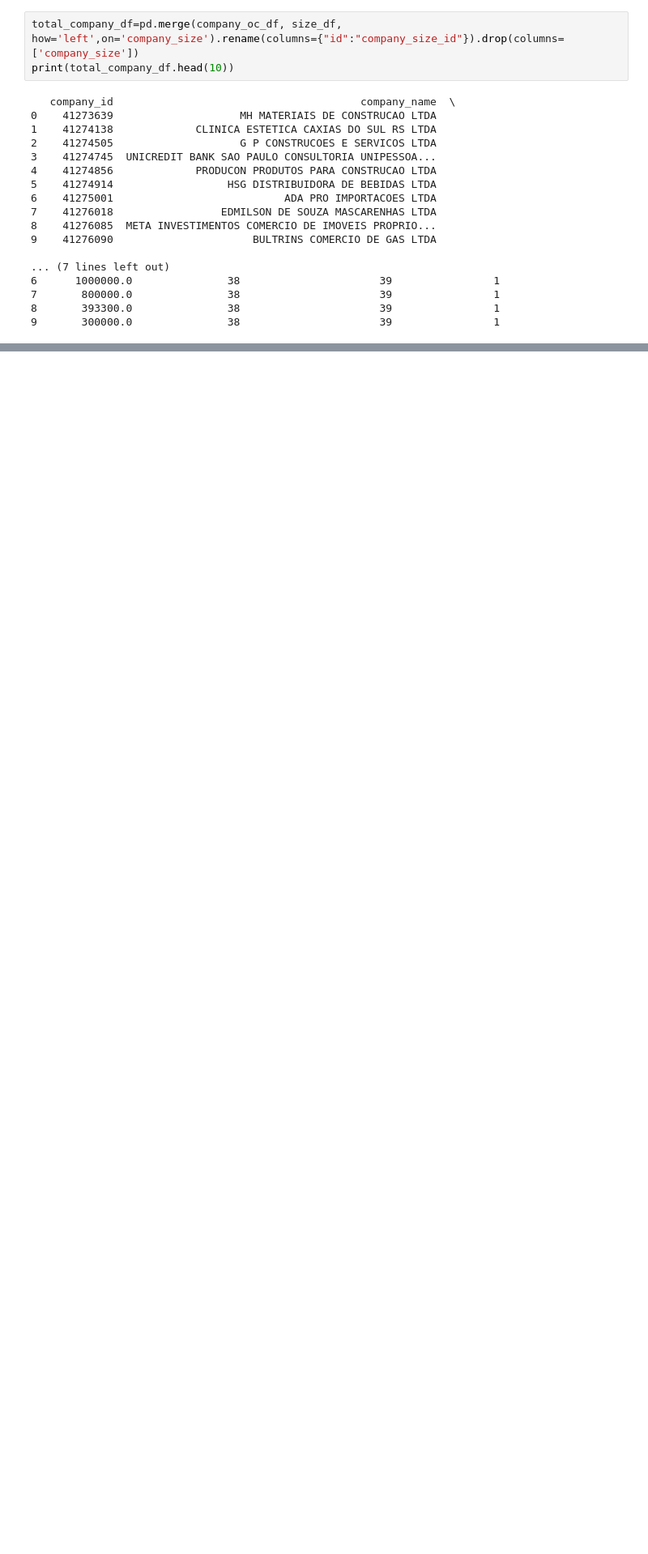
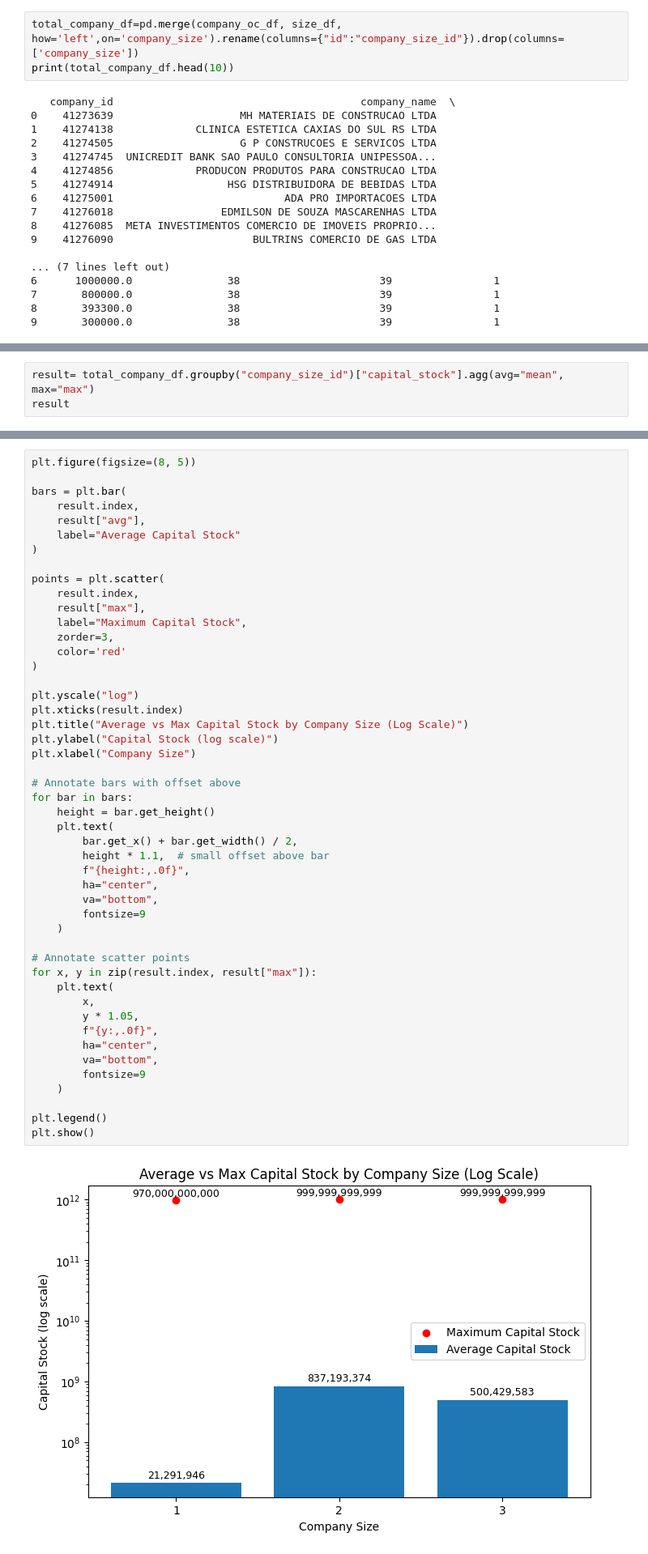
Before and after one commit to aaditbaldha2002/TidyTuesday_challenges, a Jupyter notebook: 2026/2026-01-27/eda.ipynb, the cells around one changed output, grey strips where cells are left out. Shown at 81% size. Saved outputs shown, nothing was run; the diff lists cells and outputs as text; blank space fills up the shorter version.

```diff
--- a/2026/2026-01-27/eda.ipynb
+++ b/2026/2026-01-27/eda.ipynb
@@ -319,0 +393,3 @@ print(total_company_df.head(10))
+# %%
+result= total_company_df.groupby("company_size_id")["capital_stock"].agg(avg="mean", max="max")
+result
@@ -319,0 +402,50 @@ print(total_company_df.head(10))
+# %%
+plt.figure(figsize=(8, 5))
+
+bars = plt.bar(
+    result.index,
+    result["avg"],
+    label="Average Capital Stock"
+)
+
+points = plt.scatter(
+    result.index,
+    result["max"],
+    label="Maximum Capital Stock",
+    zorder=3,
+    color='red'
+)
+
+plt.yscale("log")
+plt.xticks(result.index)
+plt.title("Average vs Max Capital Stock by Company Size (Log Scale)")
+plt.ylabel("Capital Stock (log scale)")
+plt.xlabel("Company Size")
+
+# Annotate bars with offset above
+for bar in bars:
+    height = bar.get_height()
+    plt.text(
+        bar.get_x() + bar.get_width() / 2,
+        height * 1.1,  # small offset above bar
+        f"{height:,.0f}",
+        ha="center",
+        va="bottom",
+        fontsize=9
+    )
+
+# Annotate scatter points
+for x, y in zip(result.index, result["max"]):
+    plt.text(
+        x,
+        y * 1.05,
+        f"{y:,.0f}",
+        ha="center",
+        va="bottom",
+        fontsize=9
+    )
+
+plt.legend()
+plt.show()
+# %% [output]
+[figure, added]
```
Also changed, not shown: parts of 12 cells of this notebook.
